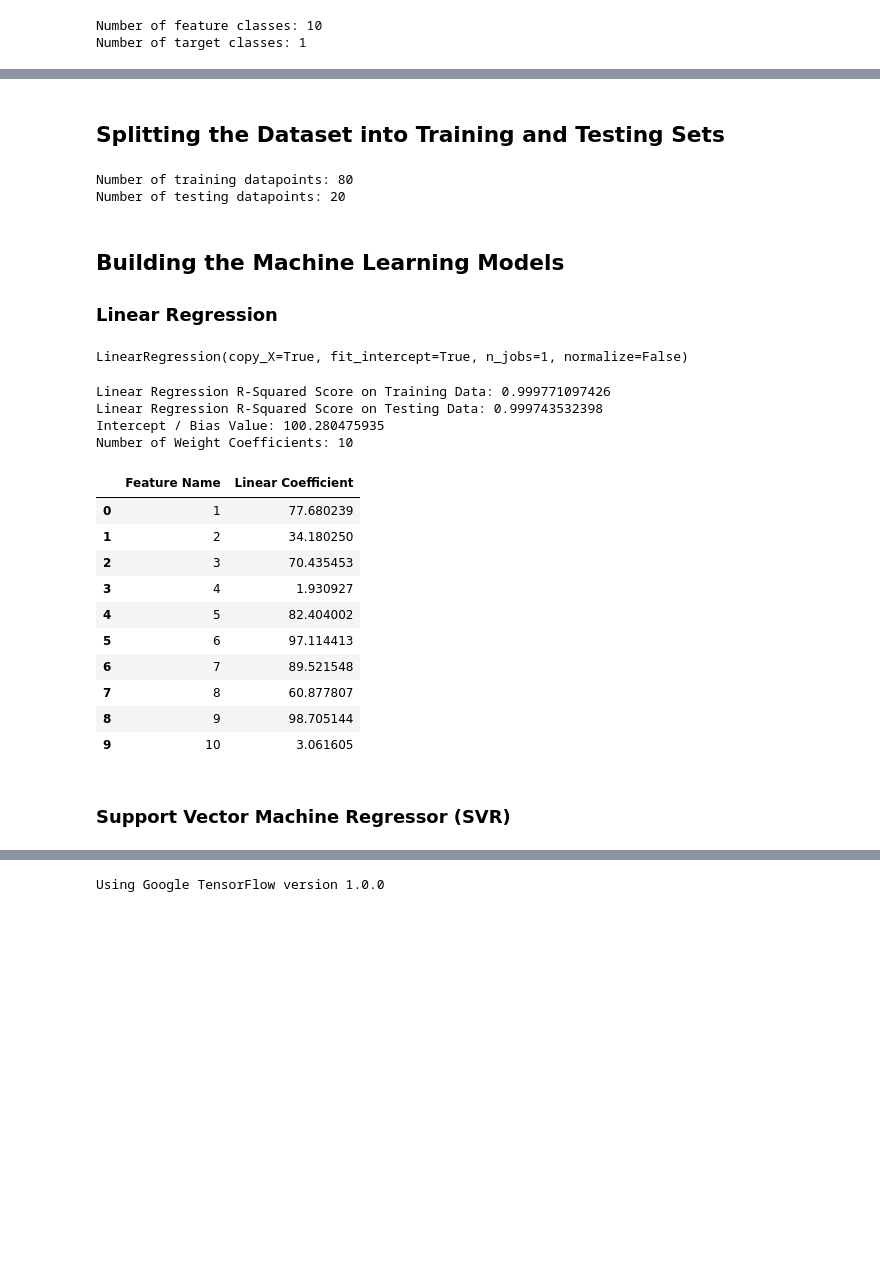
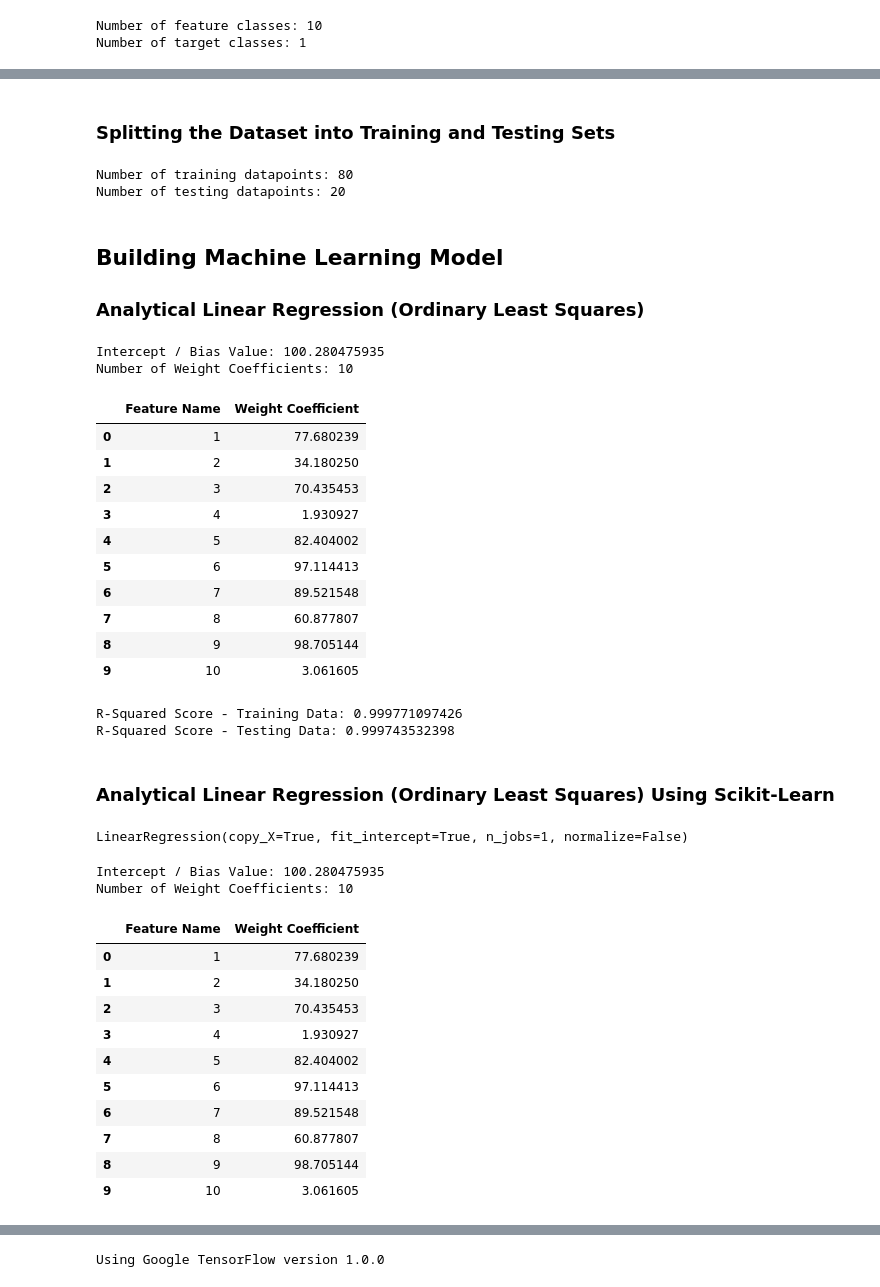
Before and after one commit to andridns/regression, a Jupyter notebook: regression_single.ipynb, the cells around one changed output, grey strips where cells are left out. Drawn from its saved outputs; the diff is of its cells as text; code cells hidden in the pictures; blank space fills up the shorter version.

```diff
--- a/regression_single.ipynb
+++ b/regression_single.ipynb
@@ -65,5 +66,5 @@ for i, col in enumerate(features.columns):
 # %% [markdown]
-## Splitting the Dataset into Training and Testing Sets
+### Splitting the Dataset into Training and Testing Sets
 # %%
 # Split into Training and Testing Sets
 from sklearn.model_selection import train_test_split
@@ -77,9 +78,71 @@ print('Number of testing datapoints:', features_test.shape[0])
 Number of training datapoints: 80
 Number of testing datapoints: 20
 # %% [markdown]
-## Building the Machine Learning Models
+## Building Machine Learning Model
 
-### Linear Regression
+### Analytical Linear Regression (Ordinary Least Squares)
+# %%
+# Analytical Solution using Normal Equation
+def analytic_normal(features_train, features_test, targets_train):
+
+    # Append Bias Term to Features Matrix
+    n_training_samples = features_train.shape[0]
+    n_dimensions = features_train.shape[1]
+
+    # Features + Bias Matrix
+    X = np.reshape(np.c_[np.ones(n_training_samples),features_train],[n_training_samples,n_dimensions + 1])
+
+    # Targets Matrix
+    Y = np.reshape(targets_train,[n_training_samples,1])
+
+    # Solve for Theta = (X(T).X)^(-1).X(T).Y
+    # Theta will include Bias + Weights Matrix
+    theta = np.dot(np.linalg.inv(np.matrix(np.dot(X.T, X))), np.dot(X.T, Y))
+    theta = np.array(np.reshape(theta,(-1,1)))
+
+    # Split Theta into Bias and Weights
+    bias = theta[0]
+    weights = theta[1:]
+    weights = np.reshape(weights,(-1,))
+
+    # Predictions on Training and Testing Sets
+    pred_trn = np.dot(features_train, weights) + bias
+    pred_tst = np.dot(features_test, weights) + bias
+
+    return bias, weights, pred_trn, pred_tst
+# %%
+# Returning Solution to the Analytical Function
+bias, weights, pred_trn, pred_tst = analytic_normal(features_train, features_test, targets_train)
+
+print("Intercept / Bias Value:", bias[0])
+print('Number of Weight Coefficients:', len(weights))
+
+pd.DataFrame(list(zip(features.columns, weights)), \
+             columns = ['Feature Name', 'Weight Coefficient'])
+# %% [output]
+Intercept / Bias Value: 100.280475935
+Number of Weight Coefficients: 10
+|  | Feature Name | Weight Coefficient |
+| 0 | 1 | 77.680239 |
+| 1 | 2 | 34.180250 |
+| 2 | 3 | 70.435453 |
+| 3 | 4 | 1.930927 |
+| 4 | 5 | 82.404002 |
+| 5 | 6 | 97.114413 |
+| 6 | 7 | 89.521548 |
+| 7 | 8 | 60.877807 |
+| 8 | 9 | 98.705144 |
+| 9 | 10 | 3.061605 |
+# %%
+# Evaluating Accuracy of Analytical Model
+from sklearn.metrics import r2_score
+print("R-Squared Score - Training Data:", r2_score(targets_train, pred_trn))
+print("R-Squared Score - Testing Data:", r2_score(targets_test, pred_tst))
+# %% [output]
+R-Squared Score - Training Data: 0.999771097426
+R-Squared Score - Testing Data: 0.999743532398
+# %% [markdown]
+### Analytical Linear Regression (Ordinary Least Squares) Using Scikit-Learn
 # %%
 # ML Linear Regression using Scikit-Learn
 from sklearn.linear_model import LinearRegression
@@ -89,18 +152,16 @@ linreg.fit(features_train, targets_train)
 # %% [output]
 LinearRegression(copy_X=True, fit_intercept=True, n_jobs=1, normalize=False)
 # %%
-print("Linear Regression R-Squared Score on Training Data:", linreg.score(features_train,targets_train))
-print("Linear Regression R-Squared Score on Testing Data:", linreg.score(features_test,targets_test))
+# Returning Result
 print("Intercept / Bias Value:", linreg.intercept_)
 print('Number of Weight Coefficients:', len(linreg.coef_))
+
 pd.DataFrame(list(zip(features.columns, linreg.coef_)), \
              columns = ['Feature Name', 'Weight Coefficient'])
 # %% [output]
-Linear Regression R-Squared Score on Training Data: 0.999771097426
-Linear Regression R-Squared Score on Testing Data: 0.999743532398
 Intercept / Bias Value: 100.280475935
 Number of Weight Coefficients: 10
-|  | Feature Name | Linear Coefficient |
+|  | Feature Name | Weight Coefficient |
 | 0 | 1 | 77.680239 |
 | 1 | 2 | 34.180250 |
 | 2 | 3 | 70.435453 |
@@ -111,6 +172,4 @@ Number of Weight Coefficients: 10
 | 7 | 8 | 60.877807 |
 | 8 | 9 | 98.705144 |
 | 9 | 10 | 3.061605 |
-# %% [markdown]
-### Support Vector Machine Regressor (SVR)
 # %%
```
Also changed, not shown: parts of 20 cells of this notebook.
